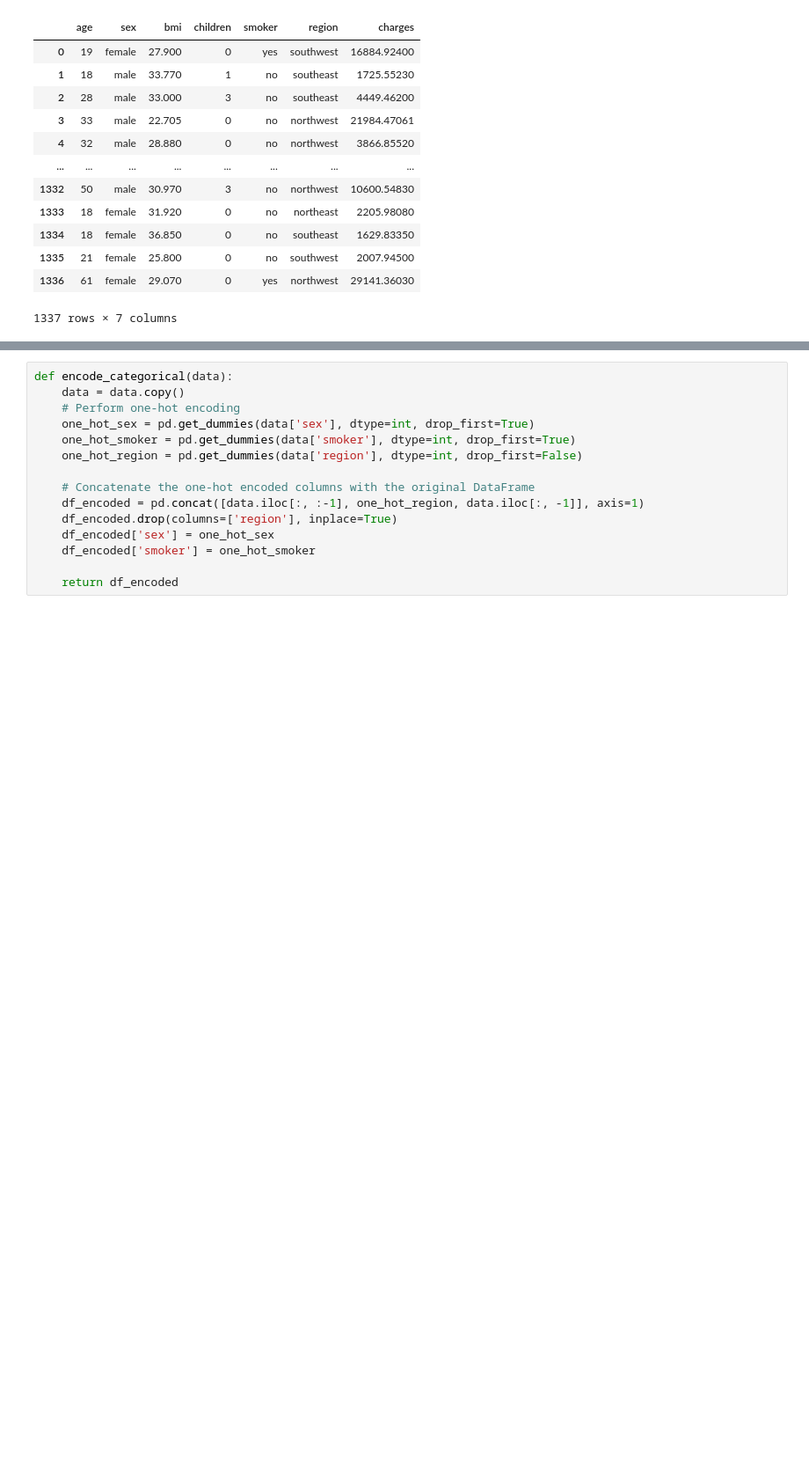
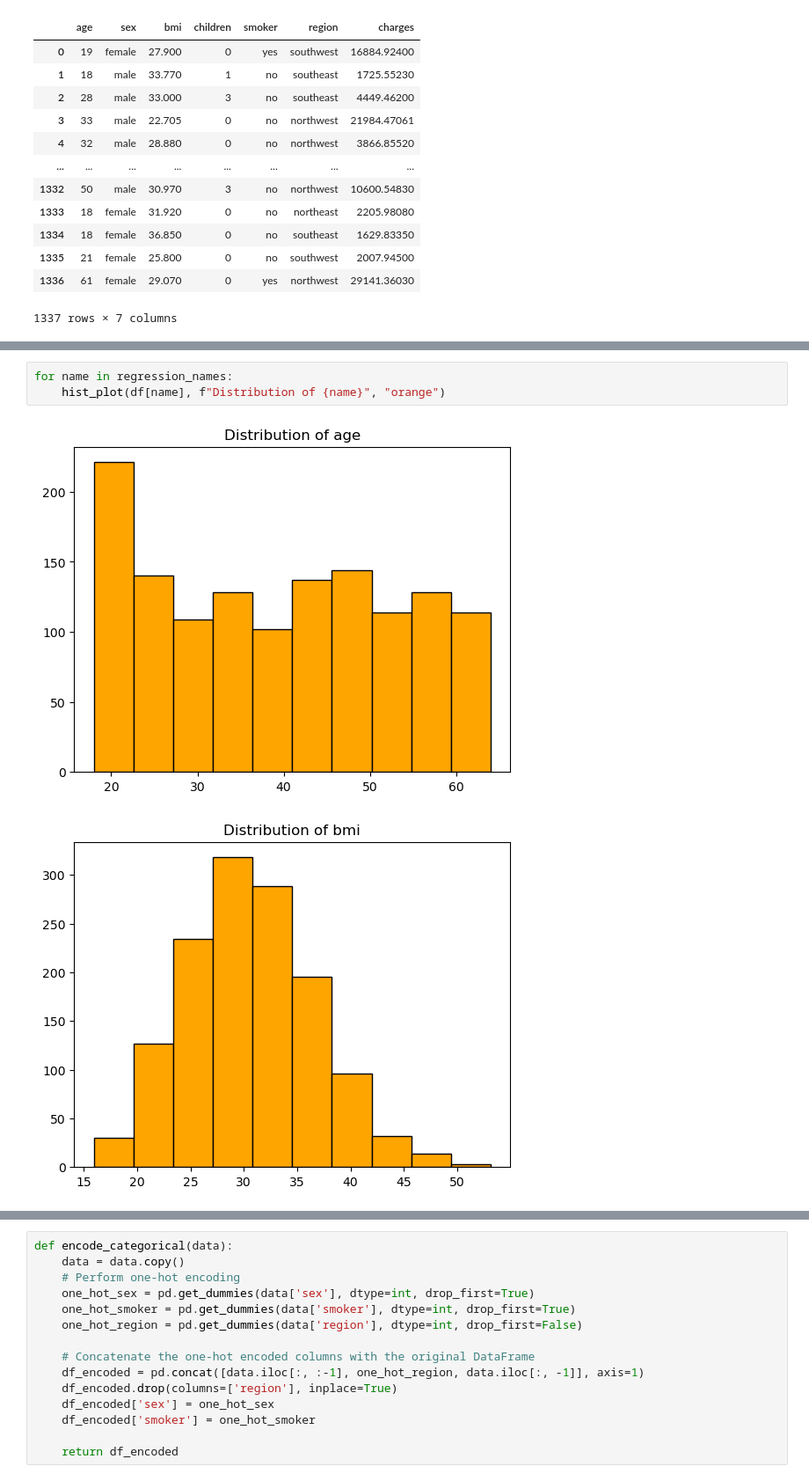
Before and after one commit to DinhXuanKhuong/Linear-Regression_Medical-Insurance-Cost-Prediction, a Jupyter notebook: code.ipynb, the cells around one changed output, grey strips where cells are left out. Shown at 88% size. Drawn from its saved outputs; the diff is of its cells as text; blank space fills up the shorter version.

```diff
--- a/code.ipynb
+++ b/code.ipynb
@@ -221,0 +236,6 @@ bar_plot(df["region"], "Distribution of region", "skyblue")
+# %%
+for name in regression_names:
+    hist_plot(df[name], f"Distribution of {name}", "orange")
+# %% [output]
+[figure, added]
+[figure, added]
```
Also changed, not shown: parts of 22 cells of this notebook.
